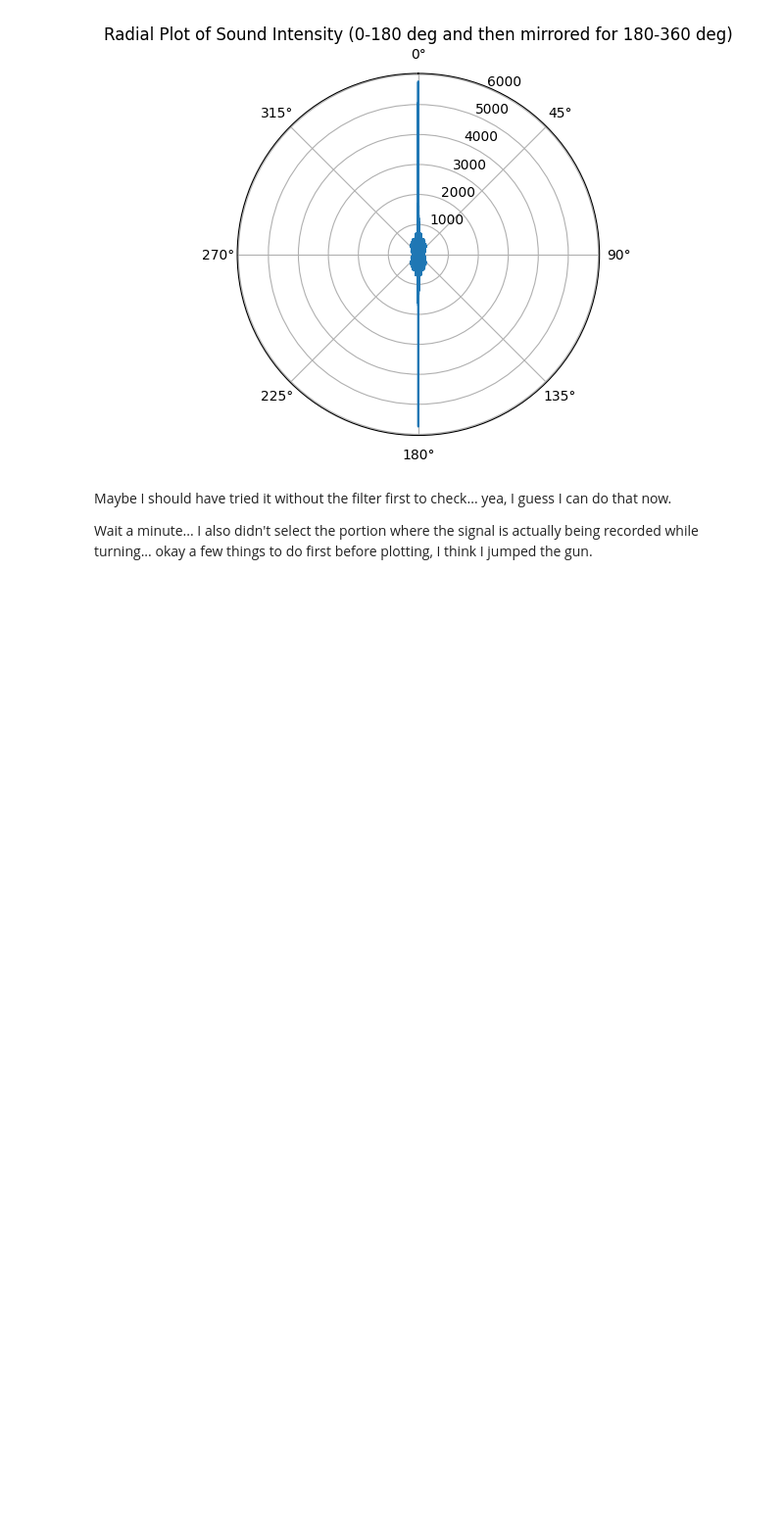
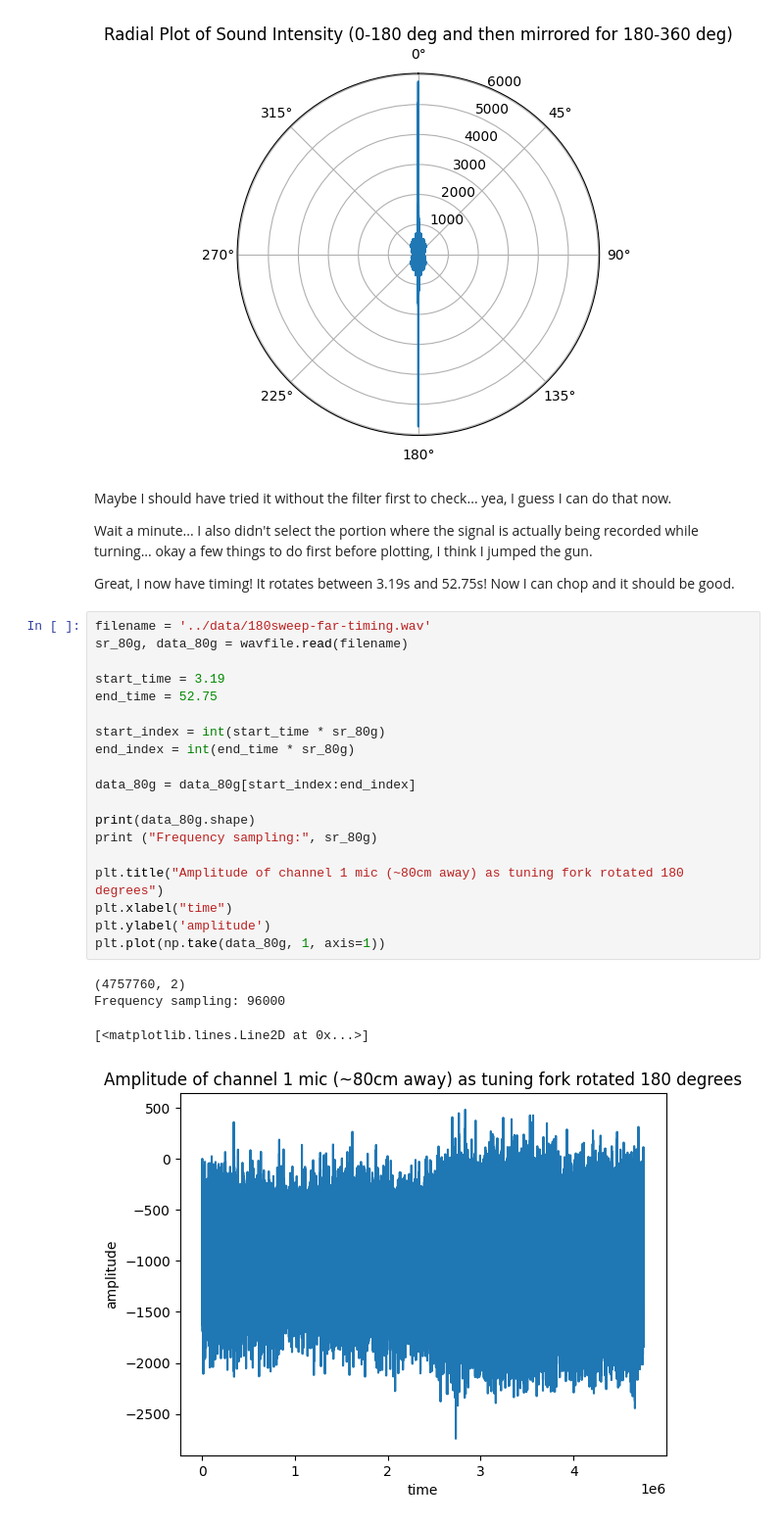
Before and after one commit to julianLapenna12/acoustic_radiation_modelling, a Jupyter notebook: notebooks/Ex1.acoustics.notebook.ipynb, the cells around one changed output. Shown at 98% size. Cells and saved outputs as stored; diff of their text form; blank space fills up the shorter version.

Commit message:
testing far field data

```diff
--- a/notebooks/Ex1.acoustics.notebook.ipynb
+++ b/notebooks/Ex1.acoustics.notebook.ipynb
@@ -708,3 +708,30 @@ plt.show()
 Maybe I should have tried it without the filter first to check... yea, I guess I can do that now.
 
 Wait a minute... I also didn't select the portion where the signal is actually being recorded while turning... okay a few things to do first before plotting, I think I jumped the gun.
+
+
+Great, I now have timing! It rotates between 3.19s and 52.75s! Now I can chop and it should be good.
+# %%
+filename = '../data/180sweep-far-timing.wav'
+sr_80g, data_80g = wavfile.read(filename)
+
+start_time = 3.19
+end_time = 52.75
+
+start_index = int(start_time * sr_80g)
+end_index = int(end_time * sr_80g)
+
+data_80g = data_80g[start_index:end_index]
+
+print(data_80g.shape)
+print ("Frequency sampling:", sr_80g)
+
+plt.title("Amplitude of channel 1 mic (~80cm away) as tuning fork rotated 180 degrees")
+plt.xlabel("time")
+plt.ylabel('amplitude')
+plt.plot(np.take(data_80g, 1, axis=1))
+# %% [output]
+(4757760, 2)
+Frequency sampling: 96000
+[<matplotlib.lines.Line2D at 0x...>]
+[figure, added]
```
Also changed, not shown: parts of 2 cells of this notebook.
